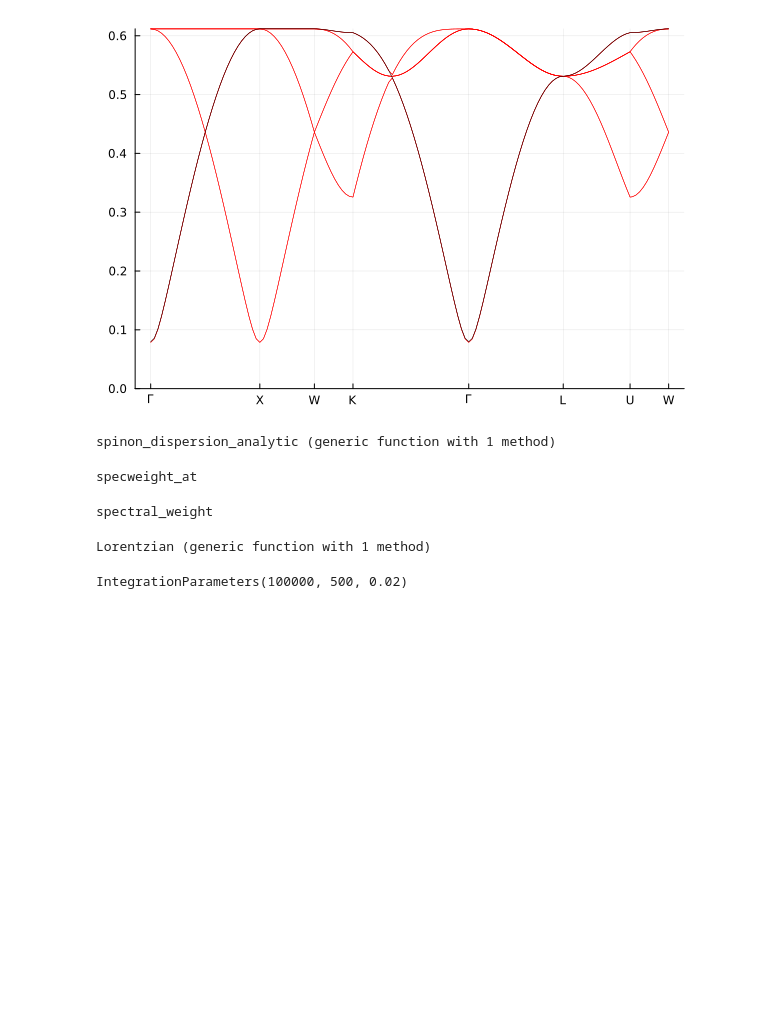
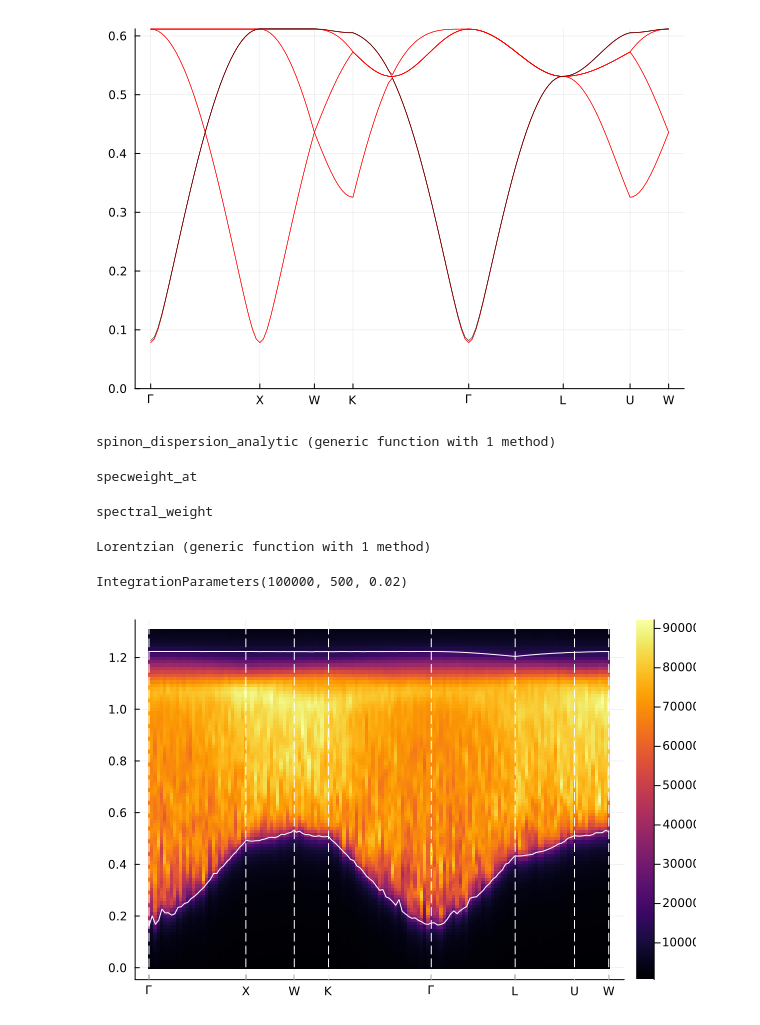
Before and after one commit to Spuriosity1/qsi-spinon-gmft, a Jupyter notebook: spinon_benchmark.ipynb, the cells around one changed output. Saved outputs shown, nothing was run; the diff lists cells and outputs as text; code cells hidden in the pictures; blank space fills up the shorter version.

```diff
--- a/spinon_benchmark.ipynb
+++ b/spinon_benchmark.ipynb
@@ -238,8 +229,10 @@ end
 
 finish!(p)
 # %%
-heatmap(path.t, Egrid, real(S)',clims=(10000,100000))
+heatmap(path.t, Egrid, real(S)')#,clims=(10000,100000))
 plot!(path.t, bounds,linecolor=:white)
 plot!(legend=nothing)
 vline!(path.ticks_t, linecolor=:white, linestyle=:dash)
 xticks!(path.ticks_t, path.ticks_label)
+# %% [output]
+[figure, added]
```
Also changed, not shown: parts of 7 cells of this notebook.
